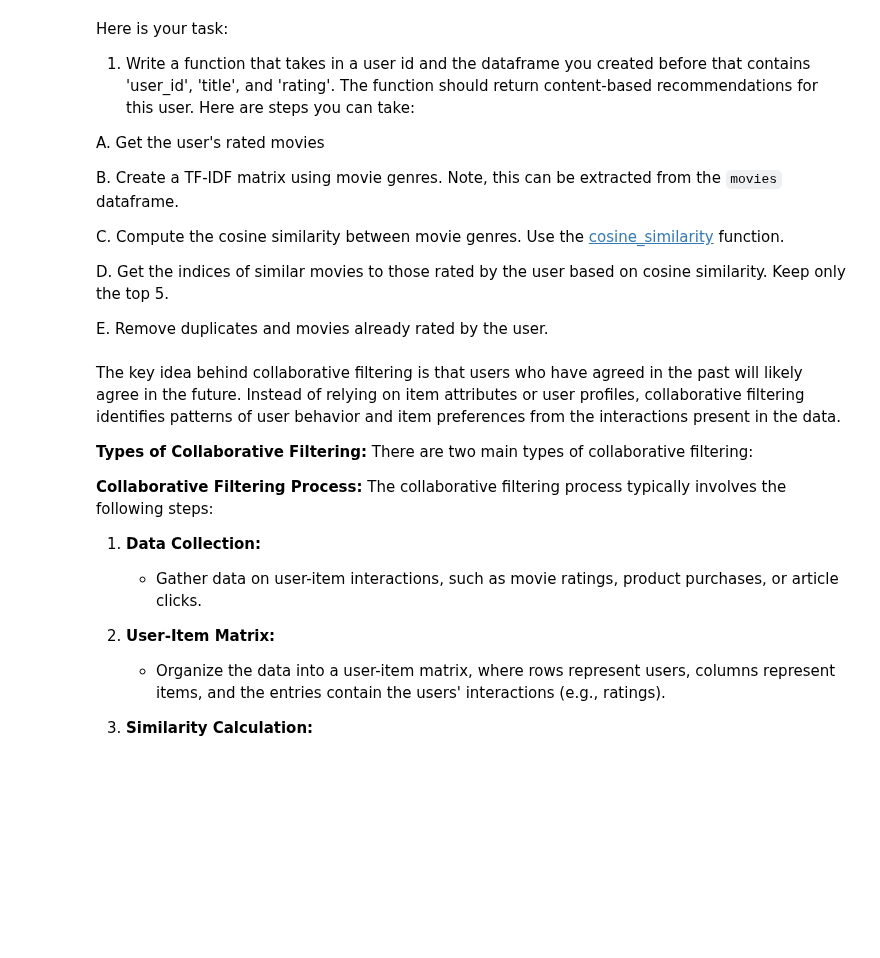
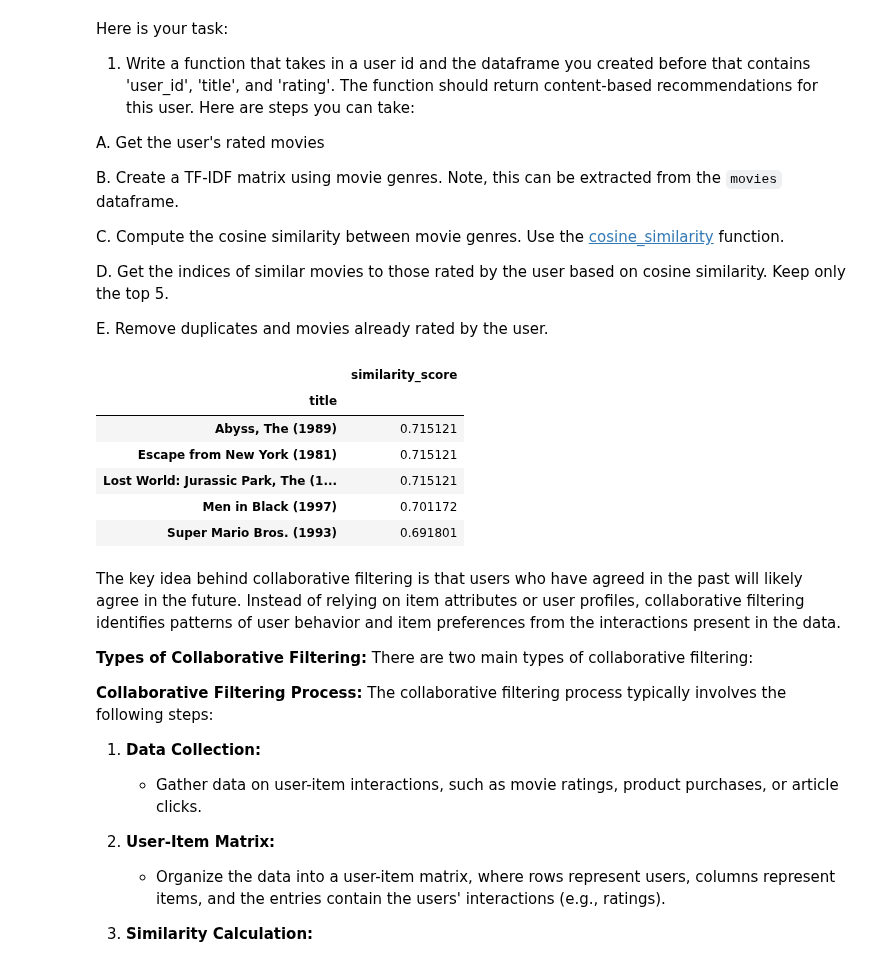
Before and after one commit to Spencer166/First, a Jupyter notebook: Student_MLE_MiniProject_Recommendation_Engines.ipynb, the cells around one changed output. Drawn from its saved outputs; the diff is of its cells as text; code cells hidden in the pictures; blank space fills up the shorter version.

```diff
--- a/Student_MLE_MiniProject_Recommendation_Engines.ipynb
+++ b/Student_MLE_MiniProject_Recommendation_Engines.ipynb
@@ -207,9 +207,11 @@ def content_based_recommendation(user_id, df):
   # Get the user's rated movies
   user_movies = df[df['user_id'] == user_id]
 
+  user_movies_list = user_movies['title'].unique().tolist()
+
   # Create a TF-IDF matrix using movie genres
   genre_cols = [
-    'unknown', 'Action', 'Adventure', 'Animation', 'Children', 'Comedy',
+    'genre_unknown', 'Action', 'Adventure', 'Animation', 'Children', 'Comedy',
     'Crime', 'Documentary', 'Drama', 'Fantasy', 'Film-Noir', 'Horror',
     'Musical', 'Mystery', 'Romance', 'Sci-Fi', 'Thriller', 'War', 'Western']
 
@@ -227,19 +229,33 @@ def content_based_recommendation(user_id, df):
 
   tfidf_df_clean = tfidf_df[~tfidf_df.index.duplicated(keep='first')]
 
-  User_movies_tfidf = tfidf_df_clean.reindex(user_movies_list)
 
   # Remove duplicates and movies already rated by the user
   non_user_movies = tfidf_df_clean.drop(user_movies_list, axis=0)
 
 
   # Compute the cosine similarity between movie genres
+  User_movies_tfidf = tfidf_df_clean.reindex(user_movies_list)
+
+  user_prof = User_movies_tfidf.mean()
+
   user_prof_similarities = cosine_similarity(user_prof.values.reshape(1,-1),non_user_movies)
 
   user_prof_similarities_df = pd.DataFrame(user_prof_similarities.T, index=non_user_movies.index, columns=["similarity_score"])
 
 
   # Get the indices of the similar movies based on cosine similarity
+  return user_prof_similarities_df.sort_values(by='similarity_score', ascending=False).head(5)
+# %%
+content_based_recommendation(200, merged_df)
+# %% [output]
+|  | similarity_score |
+| title |  |
+| Abyss, The (1989) | 0.715121 |
+| Escape from New York (1981) | 0.715121 |
+| Lost World: Jurassic Park, The (1... | 0.715121 |
+| Men in Black (1997) | 0.701172 |
+| Super Mario Bros. (1993) | 0.691801 |
 # %% [markdown]
 The key idea behind collaborative filtering is that users who have agreed in the past will likely agree in the future. Instead of relying on item attributes or user profiles, collaborative filtering identifies patterns of user behavior and item preferences from the interactions present in the data.
 
```
